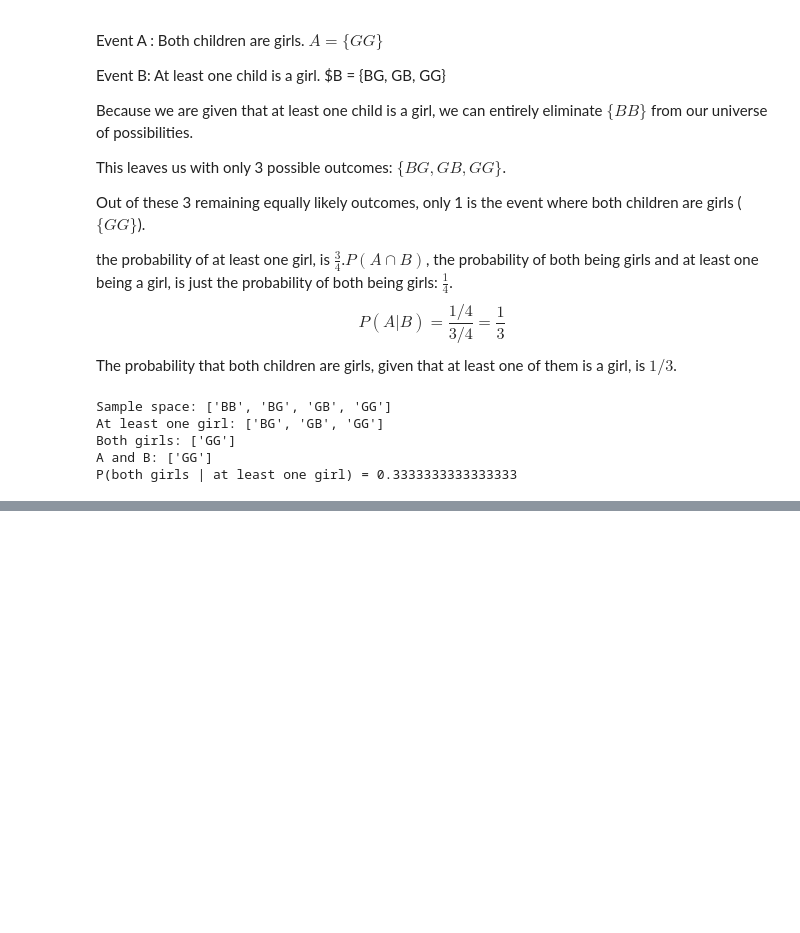
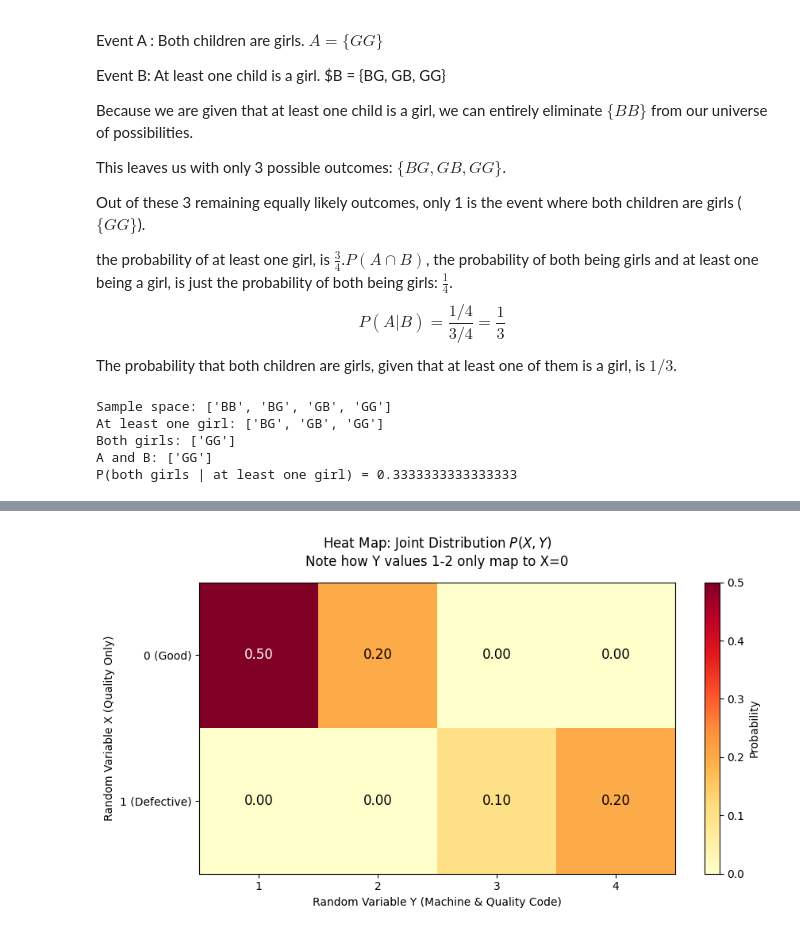
Before and after one commit to AbdulHanoos/Statistical-Learning-e20128, a Jupyter notebook: Assignment_01.ipynb, the cells around one changed output, grey strips where cells are left out. Cells and saved outputs as stored; diff of their text form; code cells hidden in the pictures; blank space fills up the shorter version.

```diff
--- a/Assignment_01.ipynb
+++ b/Assignment_01.ipynb
@@ -631,0 +938,87 @@ P(both girls | at least one girl) = 0.3333333333333333
+# %%
+import matplotlib.pyplot as plt
+import numpy as np
+
+# 1. Define the Probability Space
+omega = ["G1", "G2", "D1", "D2"]
+p = np.array([0.50, 0.20, 0.10, 0.20])
+
+# Marginals for X
+px = {0: p[0] + p[1], 1: p[2] + p[3]}
+
+# Conditional Probabilities for Y given X=1 (Defective)
+p_y3_given_x1 = p[2] / px[1]
+p_y4_given_x1 = p[3] / px[1]
+
+# --- FIGURE 1: JOINT DISTRIBUTION HEATMAP ---
+# This shows how Y strictly determines X (the diagonal-like structure)
+joint = np.array([
+    [0.50, 0.20, 0.00, 0.00],  # X = 0 (Good)
+    [0.00, 0.00, 0.10, 0.20]   # X = 1 (Defective)
+])
+
+plt.figure(figsize=(9, 5))
+im = plt.imshow(joint, cmap="YlOrRd", aspect="auto")
+
+# Labels
+plt.xticks(range(4), [1, 2, 3, 4])
+plt.yticks(range(2), ["0 (Good)", "1 (Defective)"])
+plt.xlabel("Random Variable Y (Machine & Quality Code)")
+plt.ylabel("Random Variable X (Quality Only)")
+plt.title("Heat Map: Joint Distribution $P(X, Y)$\nNote how Y values 1-2 only map to X=0", pad=15)
+
+# Text annotations
+for i in range(joint.shape[0]):
+    for j in range(joint.shape[1]):
+        plt.text(j, i, f"{joint[i, j]:.2f}", ha="center", va="center",
+                 color="black" if joint[i,j] < 0.4 else "white", fontsize=12)
+
+plt.colorbar(im, label="Probability")
+plt.tight_layout()
+plt.show()
+
+# --- FIGURE 2: INFORMATION AND PARTITIONS ---
+fig, axes = plt.subplots(2, 2, figsize=(13, 9))
+fig.suptitle("Information Theory: Comparing $\sigma(X)$ vs $\sigma(Y)$", fontsize=16)
+
+# Panel 1: Sample Space
+axes[0, 0].bar(omega, p, color=["#2ecc71", "#27ae60", "#e74c3c", "#c0392b"], edgecolor='black')
+axes[0, 0].set_title("Individual Outcome Probabilities ($P(\Omega)$)")
+axes[0, 0].set_ylabel("Probability")
+for i, val in enumerate(p):
+    axes[0, 0].text(i, val + 0.01, f"{val:.2f}", ha="center", fontweight='bold')
+
+# Panel 2: Partition X (Low Resolution)
+axes[0, 1].axis("off")
+axes[0, 1].set_title(r"Information in $\sigma(X)$ (Coarse)")
+axes[0, 1].text(0.1, 0.5,
+    "Events you can see:\n\n"
+    "• {G1, G2}  →  'It's Good'\n"
+    "• {D1, D2}  →  'It's Defective'\n\n"
+    "Hidden Info: Which machine?",
+    fontsize=12, bbox=dict(facecolor="#fcf3cf", edgecolor="#f1c40f", boxstyle='round,pad=1'))
+
+# Panel 3: Partition Y (High Resolution)
+axes[1, 0].axis("off")
+axes[1, 0].set_title(r"Information in $\sigma(Y)$ (Fine)")
+axes[1, 0].text(0.1, 0.4,
+    "Events you can see:\n\n"
+    "• {G1} → Machine 1, Good\n"
+    "• {G2} → Machine 2, Good\n"
+    "• {D1} → Machine 1, Defective\n"
+    "• {D2} → Machine 2, Defective",
+    fontsize=12, bbox=dict(facecolor="#ebf5fb", edgecolor="#3498db", boxstyle='round,pad=1'))
+
+# Panel 4: Comparison of Certainty
+x_labels = ["Total Good", "Total Defect", "M1 | Defect", "M2 | Defect"]
+x_vals = [px[0], px[1], p_y3_given_x1, p_y4_given_x1]
+axes[1, 1].bar(x_labels, x_vals, color=["#2ecc71", "#e74c3c", "#f39c12", "#e67e22"], edgecolor='black')
+axes[1, 1].set_title("Marginals vs. Conditional Uncertainty")
+axes[1, 1].set_ylabel("Probability")
+for i, val in enumerate(x_vals):
+    axes[1, 1].text(i, val + 0.02, f"{val:.2f}", ha="center", fontweight='bold')
+
+plt.tight_layout(rect=[0, 0.03, 1, 0.95])
+plt.show()
+# %% [output]
+[figure, added]
```
Also changed, not shown: parts of 24 cells of this notebook.
